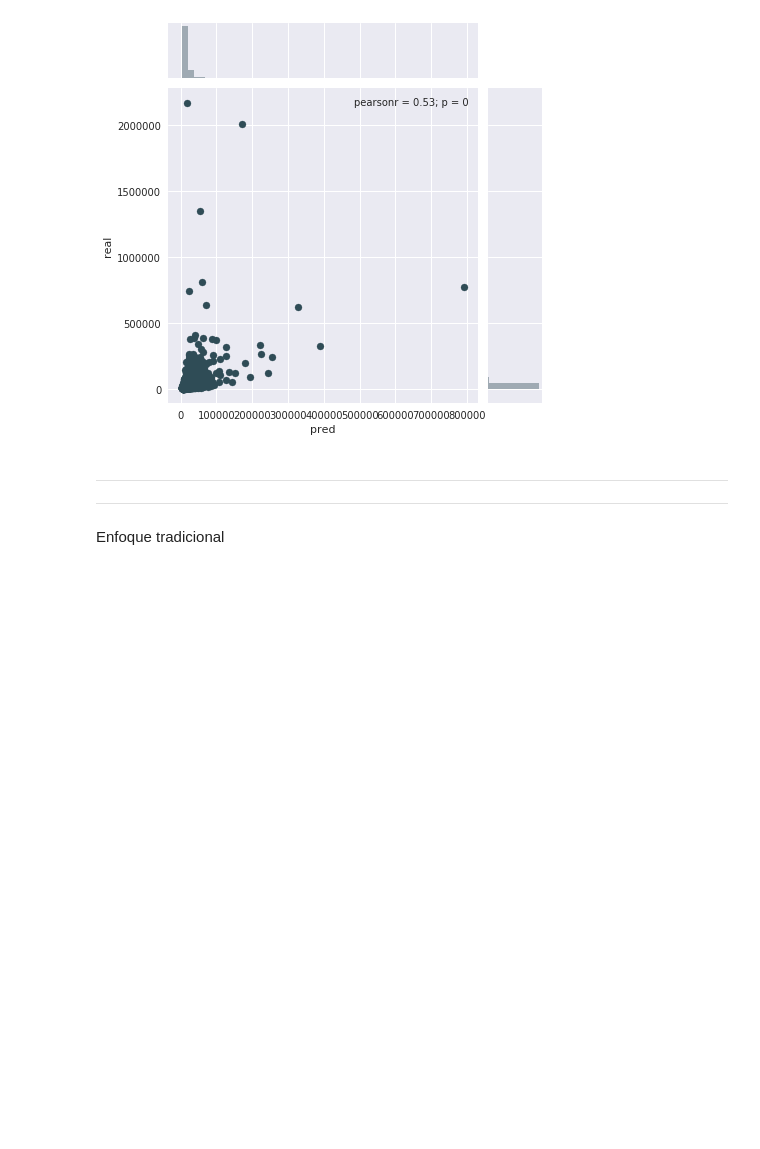
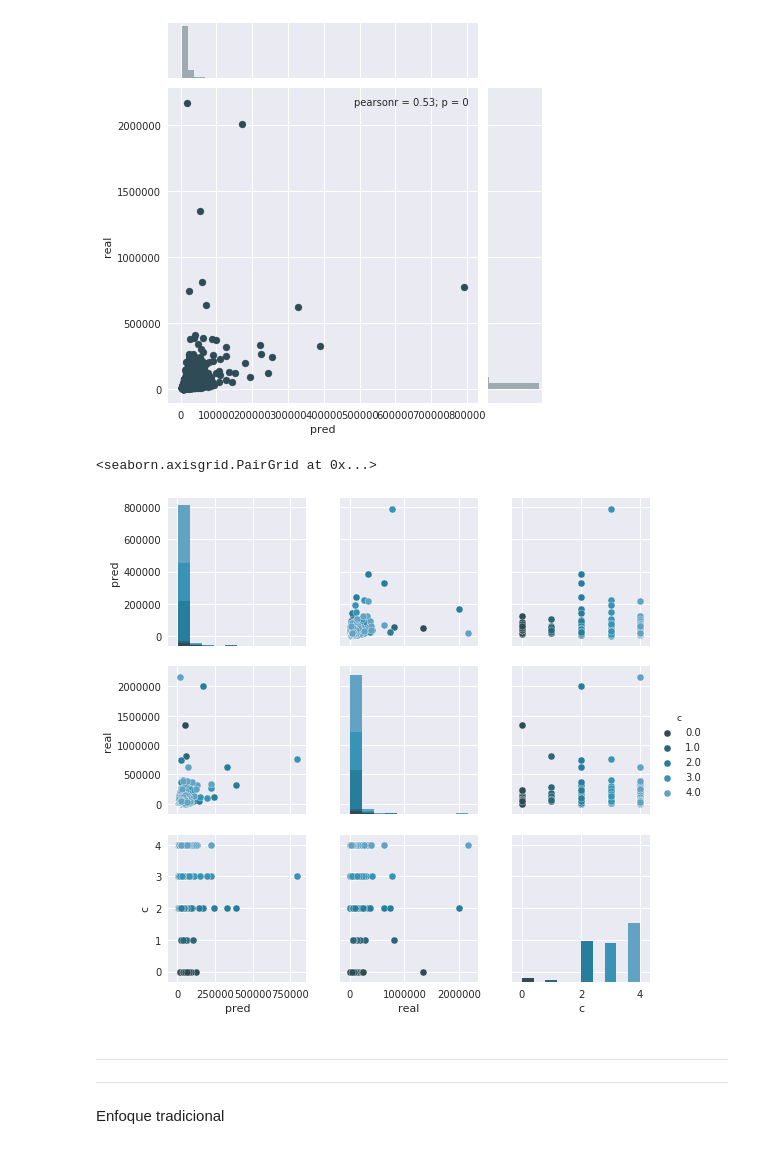
Before and after one commit to DiegoSerranoVenturini/cajamar2018, a Jupyter notebook: code/py/model_testing.ipynb, the cells around one changed output. Cells and saved outputs as stored; diff of their text form; code cells hidden in the pictures; blank space fills up the shorter version.

```diff
--- a/code/py/model_testing.ipynb
+++ b/code/py/model_testing.ipynb
@@ -124,3 +124,14 @@ sns.jointplot(x='pred', y='real', data=d2plot)
 # %% [output]
 <seaborn.axisgrid.JointGrid at 0x...>
 [figure]
+# %%
+a = np.exp(dl_preds)
+b = np.exp(y_val).reshape([-1,1])
+c = (a - b)
+# %%
+errores_altos = X_val[abs(c)>2e4]
+# %%
+from sklearn.cluster import KMeans
+kmeans = KMeans(n_clusters=5,random_state=42)
+# %%
+clust_errores = kmeans.fit_predict(errores_altos)
@@ -127,3 +140,10 @@ sns.jointplot(x='pred', y='real', data=d2plot)
+# %%
+d2plot = pd.DataFrame(np.column_stack((a[abs(c)>2e4], b[abs(c)>2e4], clust_errores)))
+d2plot.columns=['pred', 'real', 'c']
+sns.pairplot(data=d2plot, hue='c')
+# %% [output]
+<seaborn.axisgrid.PairGrid at 0x...>
+[figure, added]
 # %% [markdown]
 ----
 ----
```
Also changed, not shown: parts of 1 cell of this notebook.
